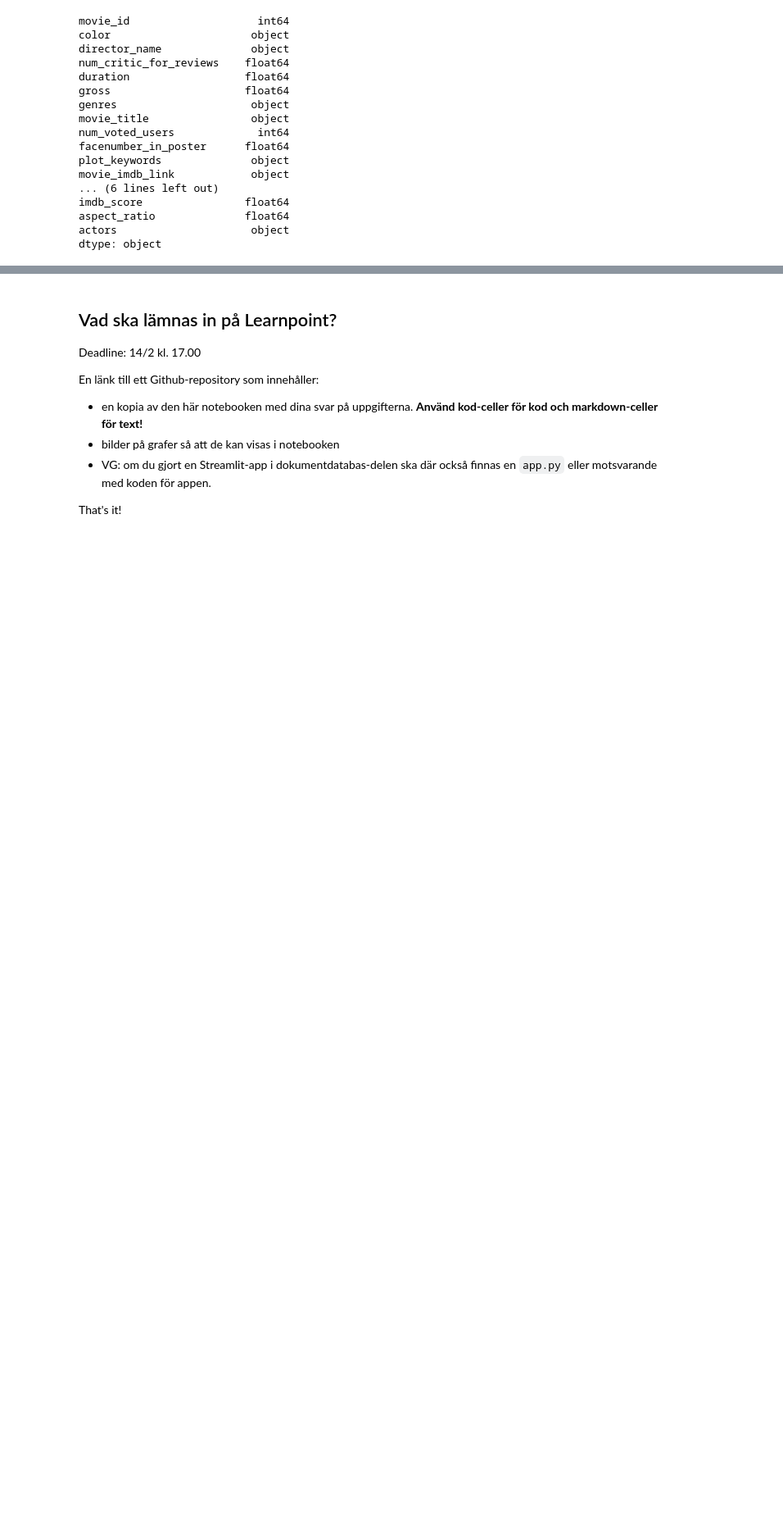
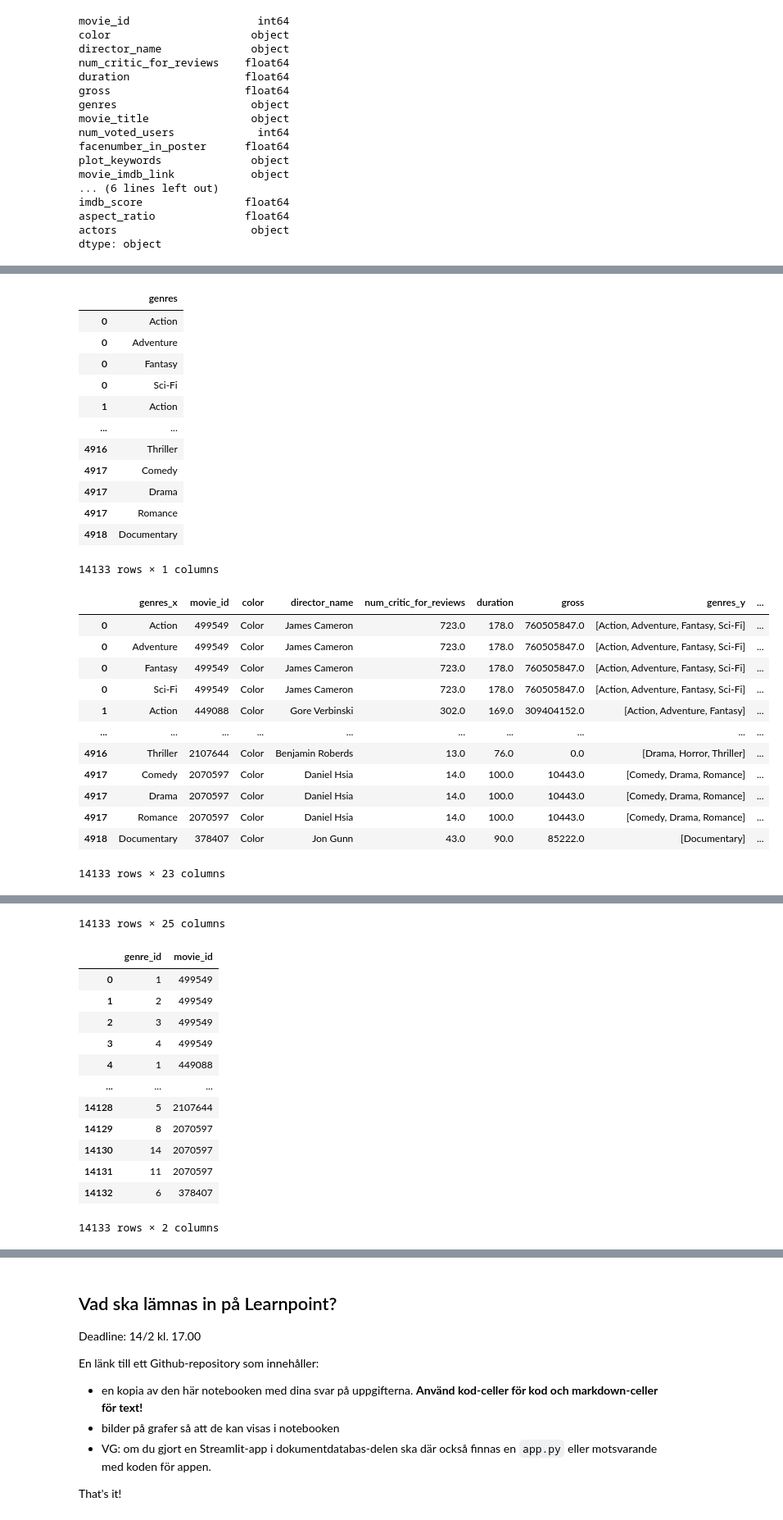
Before and after one commit to DaDrummerthe1st/DATA24HEL_DBT25_uppgift_1, a Jupyter notebook: kunskapskontroll_1.ipynb, the cells around one changed output, grey strips where cells are left out. Shown: that part at 82% size. Drawn from its saved outputs; the diff is of its cells as text; code cells hidden in the pictures; blank space fills up the shorter version.

```diff
--- a/kunskapskontroll_1.ipynb
+++ b/kunskapskontroll_1.ipynb
@@ -538,11 +691,11 @@ display(directors)
 # %%
 print(len(df_movies))
-#?
 genres = pd.DataFrame(df_movies.genres.explode()
                       .unique(),
                       columns=['genres'])
 #directors = pd.DataFrame(df_movies_no_na['director_name'].unique(), columns=["director_name"])
+genres['genre_id'] = genres.index + 1
 
-display(genres.head())
+genres.to_csv('csv_neo4j/genres.csv', index=False)
 # %% [output]
 4919
@@ -572,0 +720,41 @@ display(df_movies_no_na)
+# %%
+genre_movies = pd.DataFrame(df_movies_no_na.genres.explode())
+display(genre_movies)
+
+genre_movies = pd.merge(genre_movies, df_movies_no_na, left_index=True, right_index=True)
+display(genre_movies)
+
+genre_movies = pd.merge(genre_movies, genres, left_on='genres_x', right_on='genres')
+display(genre_movies)
+
+genre_movies = genre_movies[['genre_id', 'movie_id']]
+display(genre_movies)
+
+genre_movies.to_csv('csv_neo4j/genre_movies.csv', index=False)
+# %% [output]
+|  | genres |
+| 0 | Action |
+| 0 | Adventure |
+| 0 | Fantasy |
+| 0 | Sci-Fi |
+| 1 | Action |
+| ... | ... |
+| 4916 | Thriller |
+| 4917 | Comedy |
+| 4917 | Drama |
+| 4917 | Romance |
+| 4918 | Documentary |
+14133 rows × 1 columns
+|  | genres_x | movie_id | color | director_name | num_critic_for_reviews | duration | gross | genres_y | ... |
+| 0 | Action | 499549 | Color | James Cameron | 723.0 | 178.0 | 760505847.0 | [Action, Adventure, Fantasy, Sci-Fi] | ... |
+| 0 | Adventure | 499549 | Color | James Cameron | 723.0 | 178.0 | 760505847.0 | [Action, Adventure, Fantasy, Sci-Fi] | ... |
+| 0 | Fantasy | 499549 | Color | James Cameron | 723.0 | 178.0 | 760505847.0 | [Action, Adventure, Fantasy, Sci-Fi] | ... |
+| 0 | Sci-Fi | 499549 | Color | James Cameron | 723.0 | 178.0 | 760505847.0 | [Action, Adventure, Fantasy, Sci-Fi] | ... |
+| 1 | Action | 449088 | Color | Gore Verbinski | 302.0 | 169.0 | 309404152.0 | [Action, Adventure, Fantasy] | ... |
+| ... | ... | ... | ... | ... | ... | ... | ... | ... | ... |
+| 4916 | Thriller | 2107644 | Color | Benjamin Roberds | 13.0 | 76.0 | 0.0 | [Drama, Horror, Thriller] | ... |
+| 4917 | Comedy | 2070597 | Color | Daniel Hsia | 14.0 | 100.0 | 10443.0 | [Comedy, Drama, Romance] | ... |
+| 4917 | Drama | 2070597 | Color | Daniel Hsia | 14.0 | 100.0 | 10443.0 | [Comedy, Drama, Romance] | ... |
+| 4917 | Romance | 2070597 | Color | Daniel Hsia | 14.0 | 100.0 | 10443.0 | [Comedy, Drama, Romance] | ... |
+| 4918 | Documentary | 378407 | Color | Jon Gunn | 43.0 | 90.0 | 85222.0 | [Documentary] | ... |
+14133 rows × 23 columns
@@ -572,0 +773,14 @@ display(df_movies_no_na)
+14133 rows × 25 columns
+|  | genre_id | movie_id |
+| 0 | 1 | 499549 |
+| 1 | 2 | 499549 |
+| 2 | 3 | 499549 |
+| 3 | 4 | 499549 |
+| 4 | 1 | 449088 |
+| ... | ... | ... |
+| 14128 | 5 | 2107644 |
+| 14129 | 8 | 2070597 |
+| 14130 | 14 | 2070597 |
+| 14131 | 11 | 2070597 |
+| 14132 | 6 | 378407 |
+14133 rows × 2 columns
```
Also changed, not shown: parts of 34 cells of this notebook, 7 other files.
